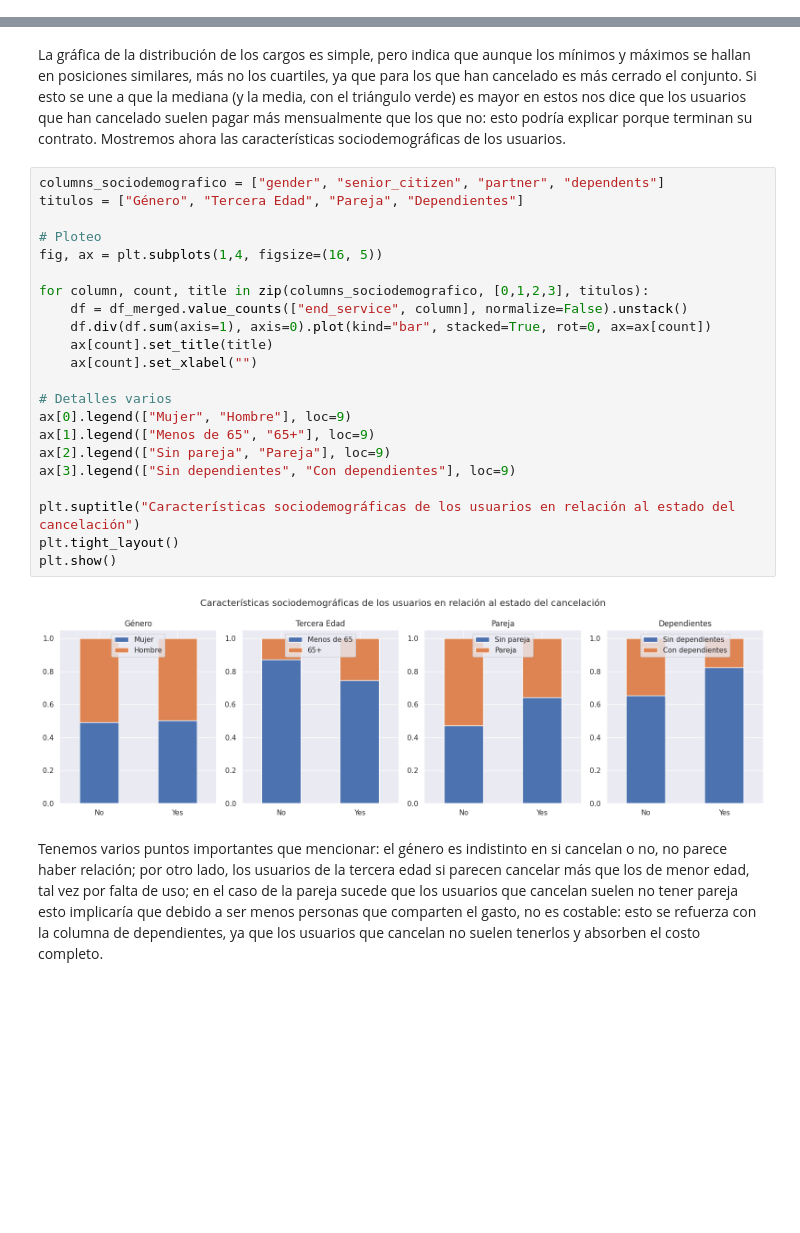
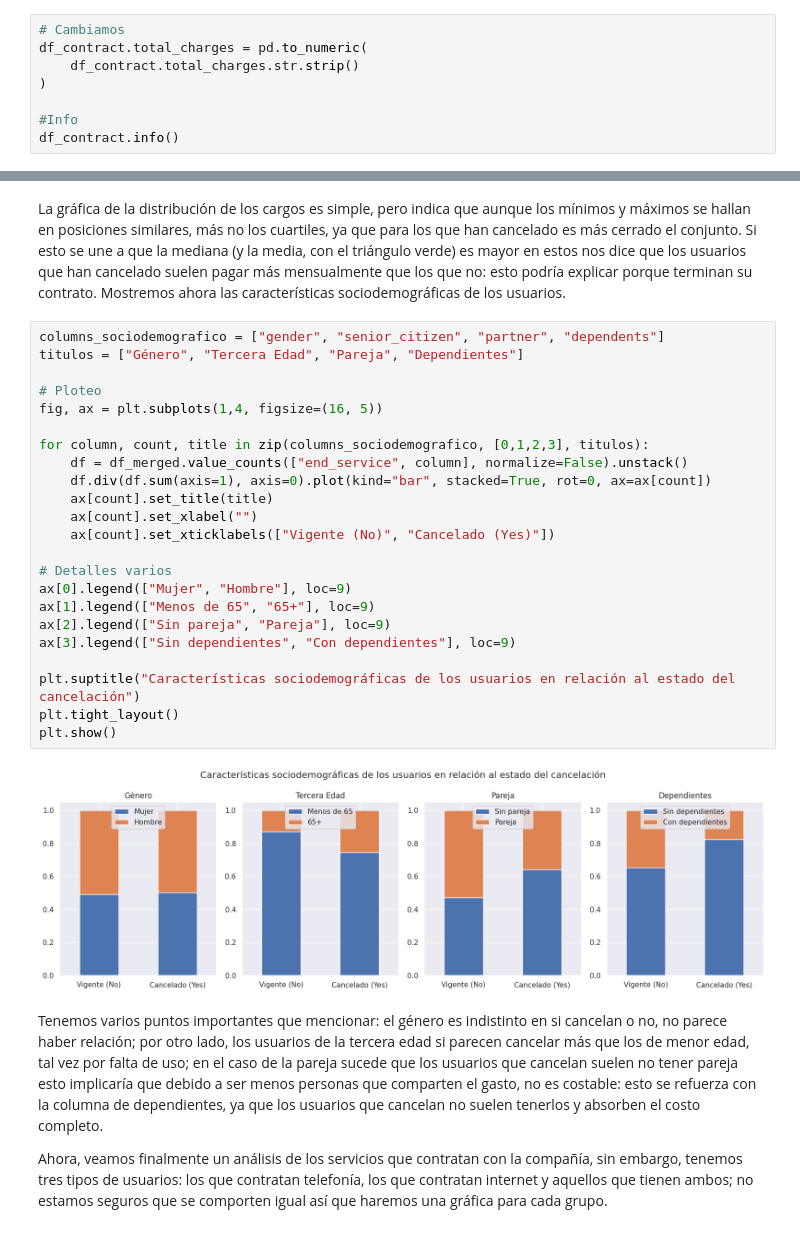
Before and after one commit to hjvalenzuelaloubet/yandex_practicum, a Jupyter notebook: proyecto_final/proyecto_final.ipynb, the cells around one changed output, grey strips where cells are left out. Drawn from its saved outputs; the diff is of its cells as text; blank space fills up the shorter version.

```diff
--- a/proyecto_final/proyecto_final.ipynb
+++ b/proyecto_final/proyecto_final.ipynb
@@ -257,0 +275,8 @@ Se ve mucho mejor, el hecho de que `end_date` tenga poco menos de 2000 no nulos
+# %%
+# Cambiamos
+df_contract.total_charges = pd.to_numeric(
+    df_contract.total_charges.str.strip()
+)
+
+#Info
+df_contract.info()
@@ -406,26 +458,29 @@ La gráfica de la distribución de los cargos es simple, pero indica que aunque
 # %%
 columns_sociodemografico = ["gender", "senior_citizen", "partner", "dependents"]
 titulos = ["Género", "Tercera Edad", "Pareja", "Dependientes"]
 
 # Ploteo
 fig, ax = plt.subplots(1,4, figsize=(16, 5))
 
 for column, count, title in zip(columns_sociodemografico, [0,1,2,3], titulos):
     df = df_merged.value_counts(["end_service", column], normalize=False).unstack()
     df.div(df.sum(axis=1), axis=0).plot(kind="bar", stacked=True, rot=0, ax=ax[count])
     ax[count].set_title(title)
     ax[count].set_xlabel("")
+    ax[count].set_xticklabels(["Vigente (No)", "Cancelado (Yes)"])
 
 # Detalles varios
 ax[0].legend(["Mujer", "Hombre"], loc=9)
 ax[1].legend(["Menos de 65", "65+"], loc=9)
 ax[2].legend(["Sin pareja", "Pareja"], loc=9)
 ax[3].legend(["Sin dependientes", "Con dependientes"], loc=9)
 
 plt.suptitle("Características sociodemográficas de los usuarios en relación al estado del cancelación")
 plt.tight_layout()
 plt.show()
 # %% [output]
-[figure, old version]
+[figure, new version]
 # %% [markdown]
 Tenemos varios puntos importantes que mencionar: el género es indistinto en si cancelan o no, no parece haber relación; por otro lado, los usuarios de la tercera edad si parecen cancelar más que los de menor edad, tal vez por falta de uso; en el caso de la pareja sucede que los usuarios que cancelan suelen no tener pareja esto implicaría que debido a ser menos personas que comparten el gasto, no es costable: esto se refuerza con la columna de dependientes, ya que los usuarios que cancelan no suelen tenerlos y absorben el costo completo.
+
+Ahora, veamos finalmente un análisis de los servicios que contratan con la compañía, sin embargo, tenemos tres tipos de usuarios: los que contratan telefonía, los que contratan internet y aquellos que tienen ambos; no estamos seguros que se comporten igual así que haremos una gráfica para cada grupo.
```
Also changed, not shown: parts of 19 cells of this notebook.
